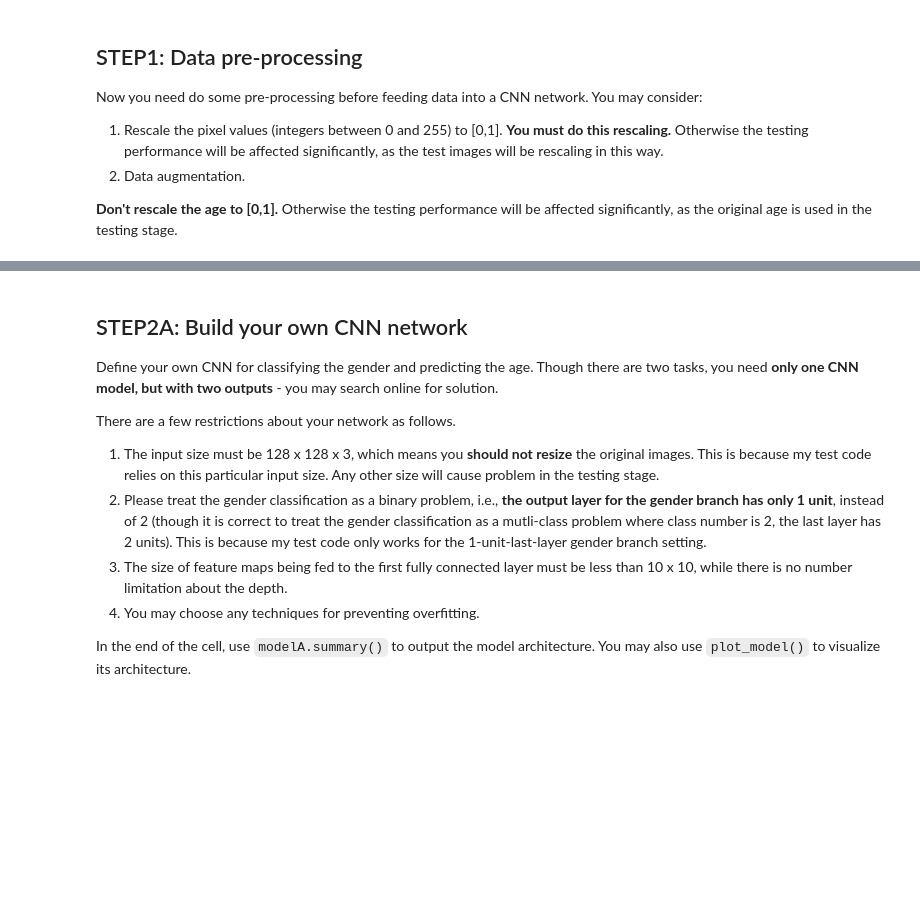
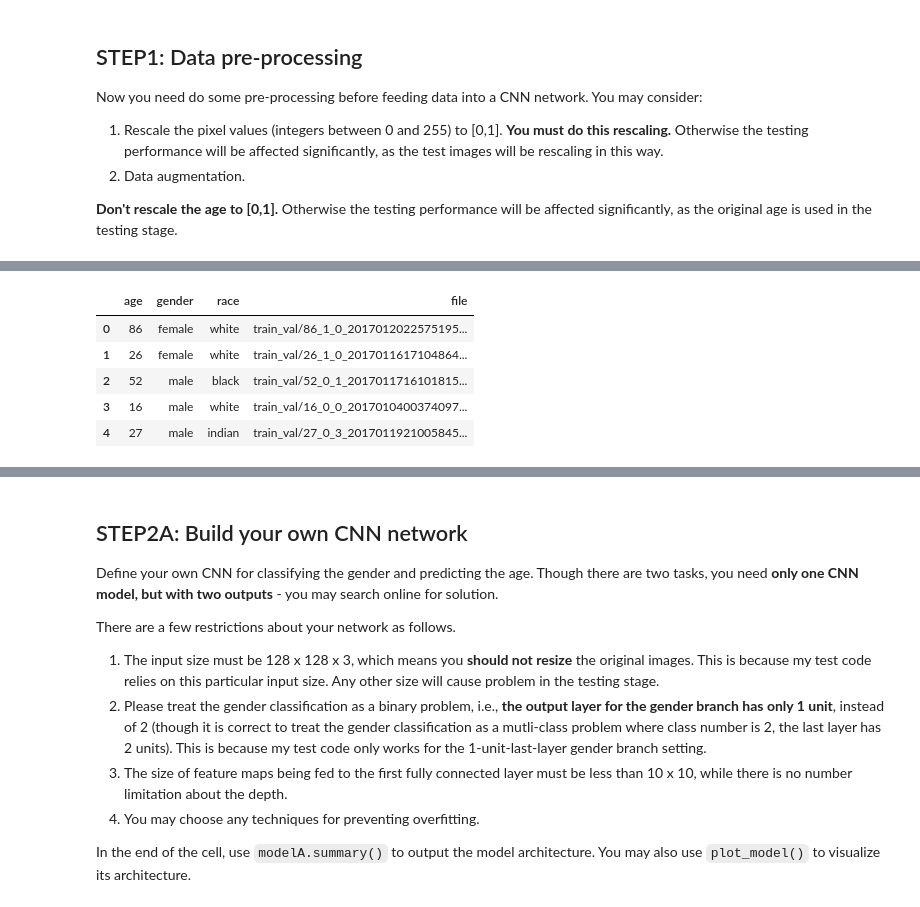
Before and after one commit to arnau01/CM50268-CW1, a Jupyter notebook: age_gender_submit.ipynb, the cells around one changed output, grey strips where cells are left out. Cells and saved outputs as stored; diff of their text form; code cells hidden in the pictures; blank space fills up the shorter version.

```diff
--- a/age_gender_submit.ipynb
+++ b/age_gender_submit.ipynb
@@ -287,0 +203,40 @@ Minimum pixel value in the batch: 0.0
+# %%
+def parse_dataset(dataset_path, ext='jpg'):
+    """
+    Used to extract information about our dataset. It does iterate over all images and return a DataFrame with
+    the data (age, gender and sex) of all files.
+    """
+    def parse_info_from_file(path):
+        """
+        Parse information from a single file
+        """
+        try:
+            filename = os.path.split(path)[1]
+            filename = os.path.splitext(filename)[0]
+            age, gender, race, _ = filename.split('_')
+            return int(age), dataset_dict['gender_id'][int(gender)], dataset_dict['race_id'][int(race)]
+        except Exception as ex:
+            return None, None, None
+
+    files = glob.glob(os.path.join(dataset_path, "*.%s" % ext))
+
+    records = []
+    for file in files:
+        info = parse_info_from_file(file)
+        records.append(info)
+
+    df = pd.DataFrame(records)
+    df['file'] = files
+    df.columns = ['age', 'gender', 'race', 'file']
+    df = df.dropna()
+
+    return df
+df = parse_dataset(dataset_folder_name)
+df.head()
+# %% [output]
+|  | age | gender | race | file |
+| 0 | 86 | female | white | train_val/86_1_0_2017012022575195... |
+| 1 | 26 | female | white | train_val/26_1_0_2017011617104864... |
+| 2 | 52 | male | black | train_val/52_0_1_2017011716101815... |
+| 3 | 16 | male | white | train_val/16_0_0_2017010400374097... |
+| 4 | 27 | male | indian | train_val/27_0_3_2017011921005845... |
```
Also changed, not shown: parts of 30 cells of this notebook, 5 other files.
